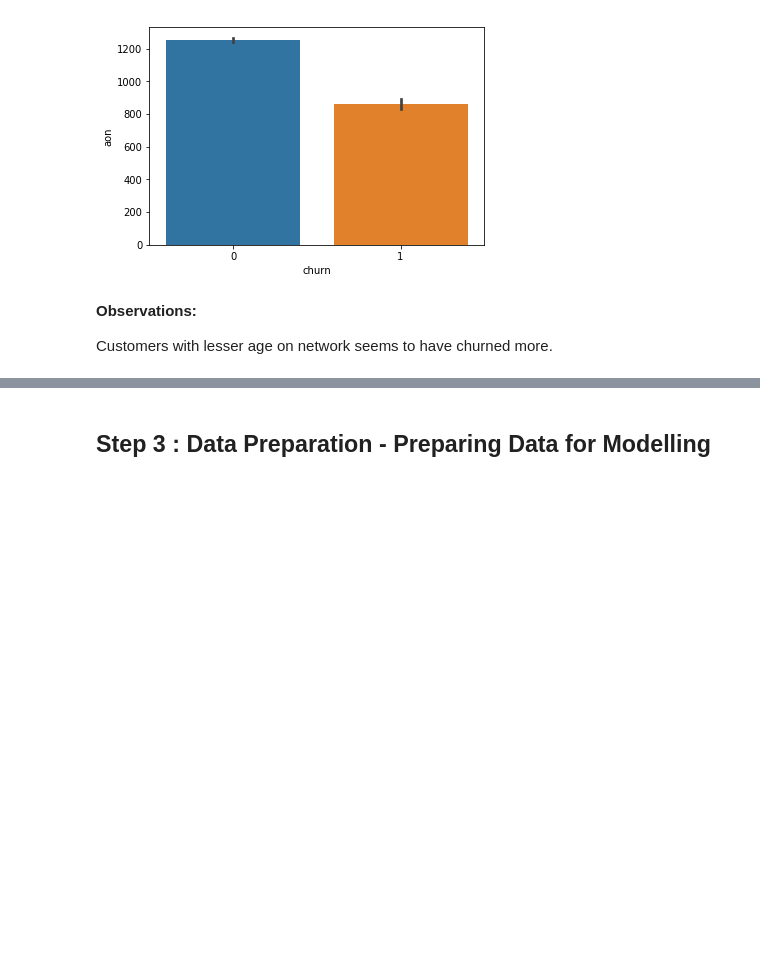
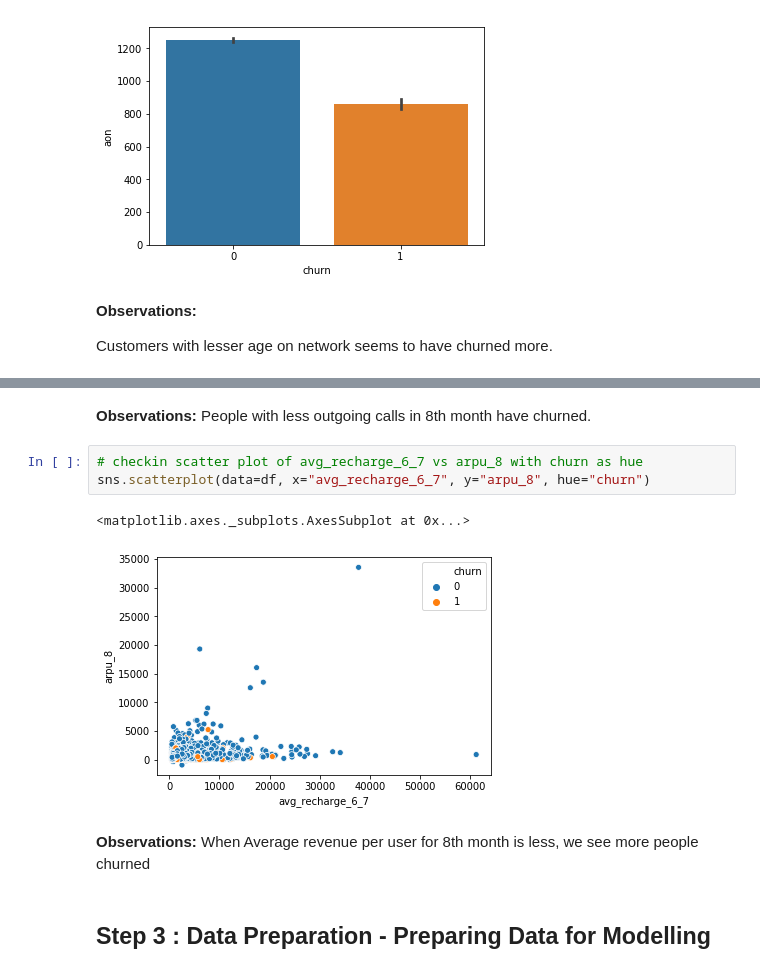
Before and after one commit to anjana-v-nair/Telecom_Churn, a Jupyter notebook: Telecom_Churn_Assignment_v2.ipynb, the cells around one changed output, grey strips where cells are left out. Saved outputs shown, nothing was run; the diff lists cells and outputs as text; blank space fills up the shorter version.

```diff
--- a/Telecom_Churn_Assignment_v2.ipynb
+++ b/Telecom_Churn_Assignment_v2.ipynb
@@ -957,3 +963,15 @@ Customers with lesser age on network seems to have churned more.
+# %% [markdown]
+**Observations:**
+People with less outgoing calls in 8th month have churned.
+# %%
+# checkin scatter plot of avg_recharge_6_7 vs arpu_8 with churn as hue
+sns.scatterplot(data=df, x="avg_recharge_6_7", y="arpu_8", hue="churn")
+# %% [output]
+<matplotlib.axes._subplots.AxesSubplot at 0x...>
+[figure, added]
+# %% [markdown]
+**Observations:**
+When Average revenue per user for 8th month is less, we see more people churned
 # %% [markdown]
 ## Step 3 : Data Preparation - Preparing Data for Modelling
 # %% [markdown]
```
Also changed, not shown: parts of 16 cells of this notebook.
